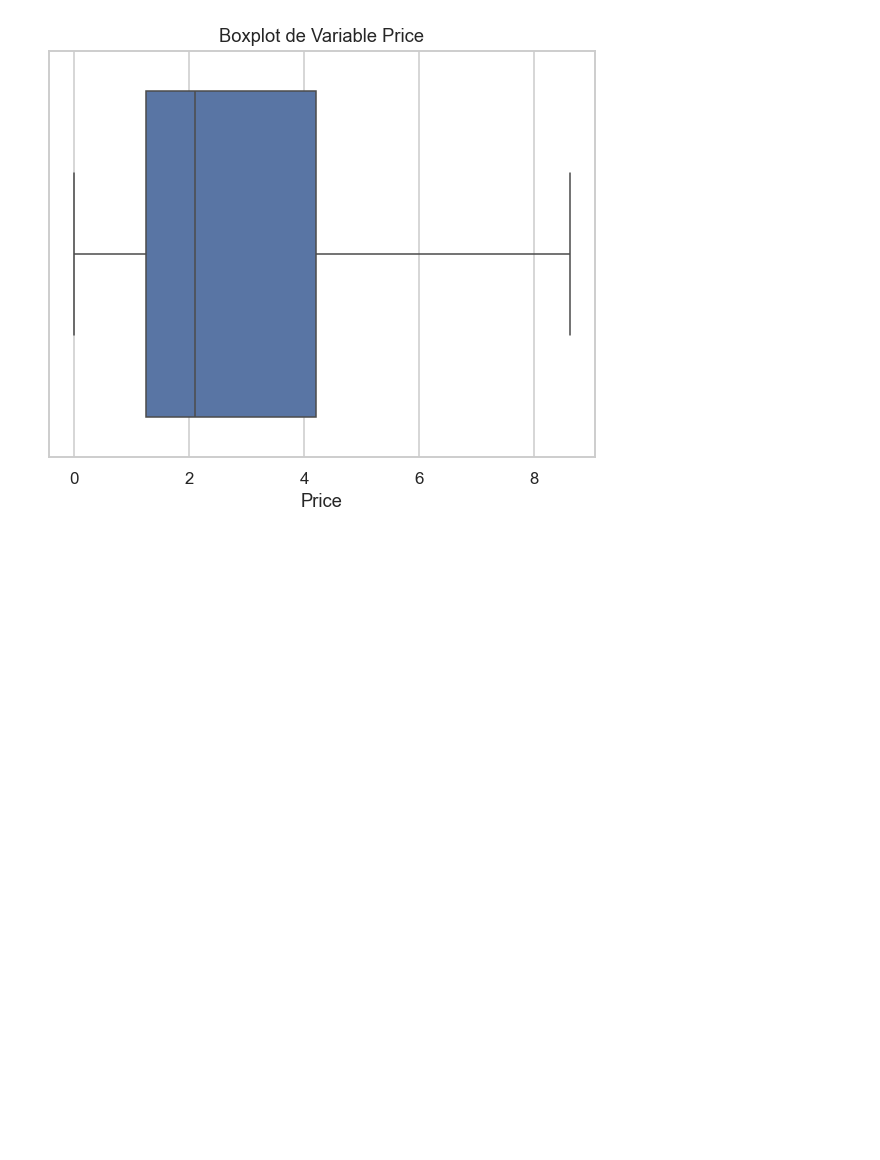
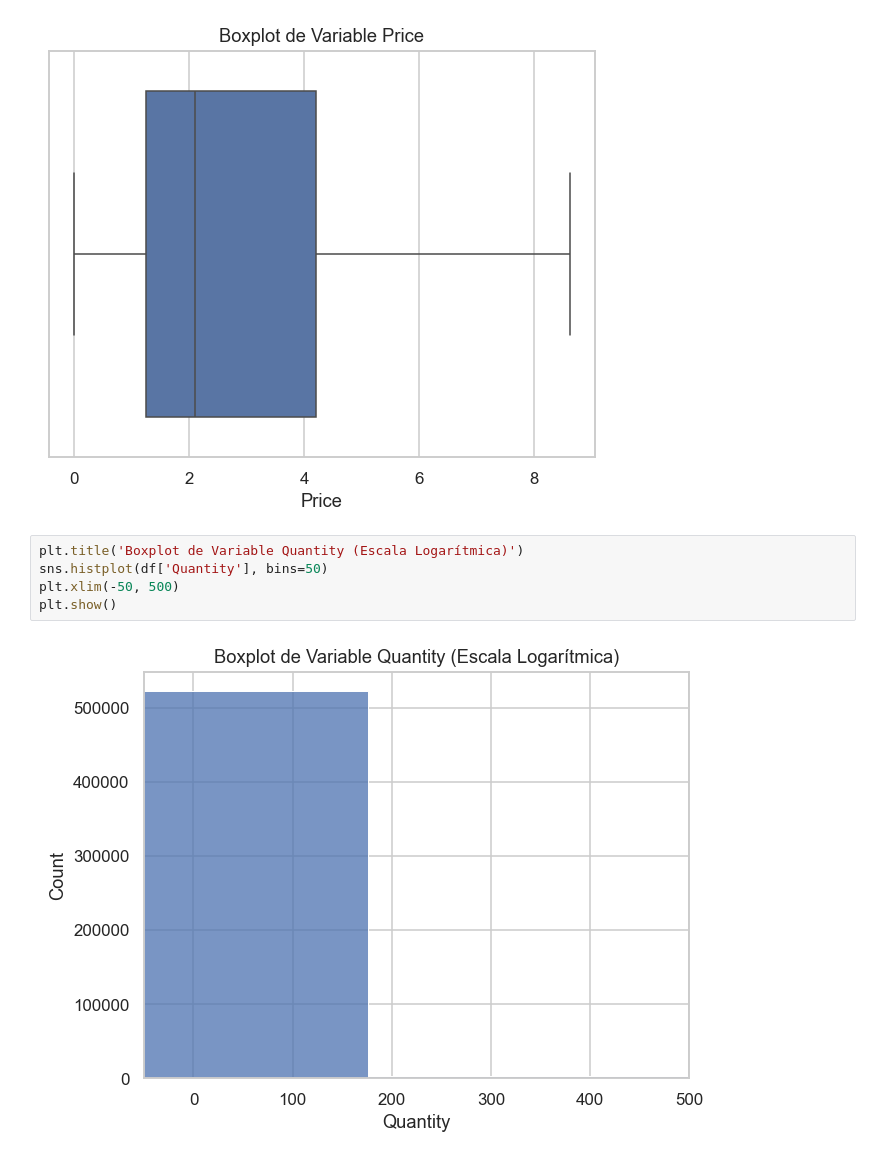
Before and after one commit to DaLeedev/CLTV_PROJECT, a Jupyter notebook: notebooks/01_Exploracion Inicial.ipynb, the cells around one changed output. Cells and saved outputs as stored; diff of their text form; blank space fills up the shorter version.

Commit message:
feat: se agrega visualizacion de cantida con la densidad real

```diff
--- a/notebooks/01_Exploracion Inicial.ipynb
+++ b/notebooks/01_Exploracion Inicial.ipynb
@@ -158,3 +158,10 @@ plt.show()
 # %% [output]
 [figure]
 [figure]
+# %%
+plt.title('Boxplot de Variable Quantity (Escala Logarítmica)')
+sns.histplot(df['Quantity'], bins=50)
+plt.xlim(-50, 500)
+plt.show()
+# %% [output]
+[figure, added]
```
